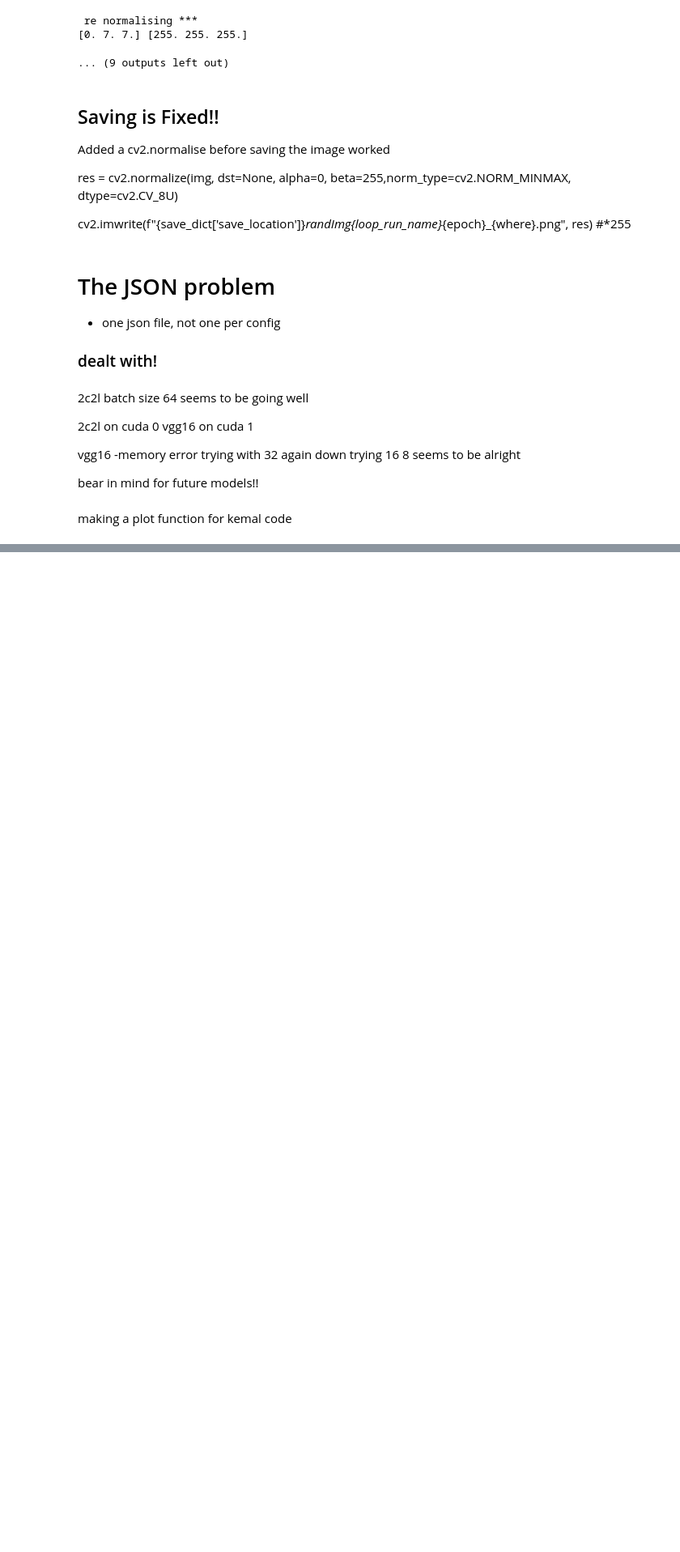
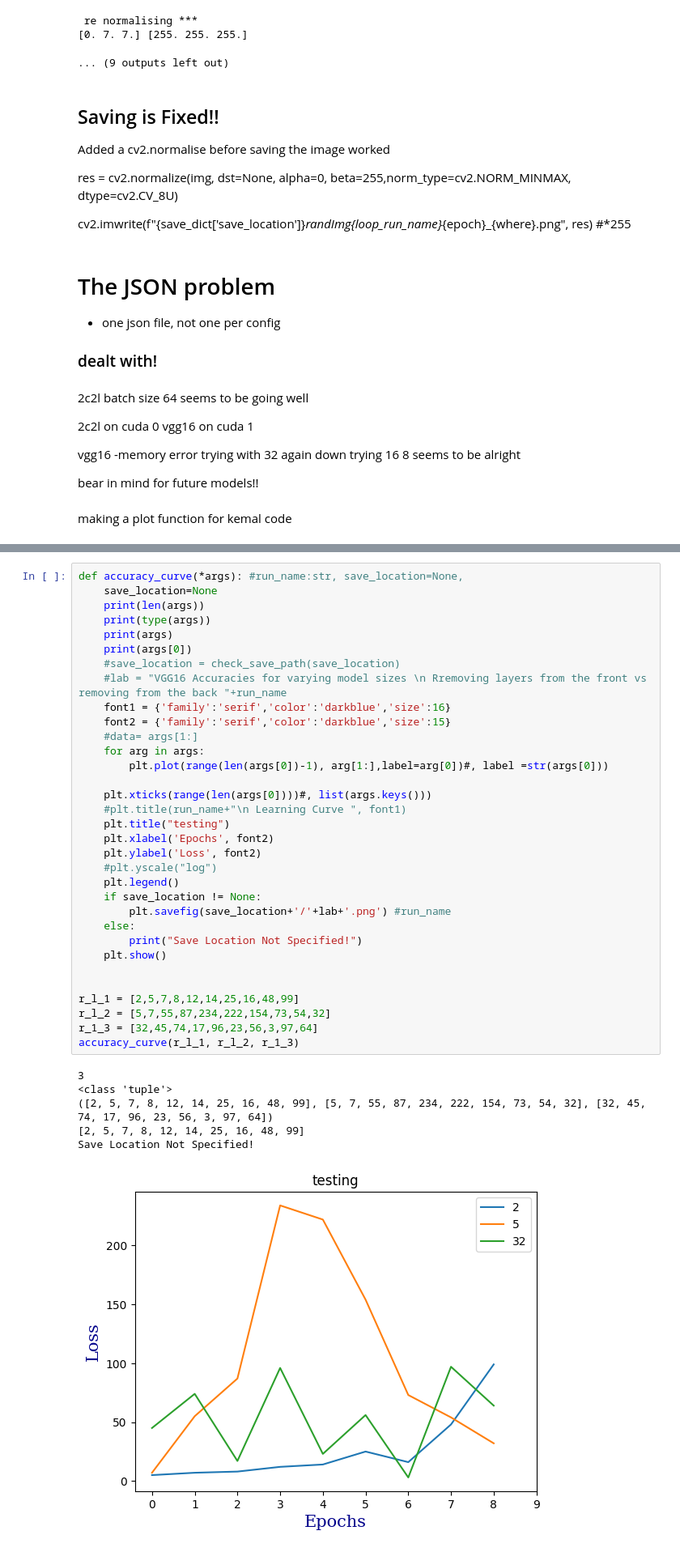
Before and after one commit to Naybellez/antvis, a Jupyter notebook: optics/Captains_Log/CaptainsLog_Stardate_160424.ipynb, the cells around one changed output, grey strips where cells are left out. Shown at 81% size. Drawn from its saved outputs; the diff is of its cells as text; blank space fills up the shorter version.

```diff
--- a/optics/Captains_Log/CaptainsLog_Stardate_160424.ipynb
+++ b/optics/Captains_Log/CaptainsLog_Stardate_160424.ipynb
@@ -280,0 +453,40 @@ learning_curve(dict1, dict2, save_loc, run_name= '')
+# %%
+def accuracy_curve(*args): #run_name:str, save_location=None,
+    save_location=None
+    print(len(args))
+    print(type(args))
+    print(args)
+    print(args[0])
+    #save_location = check_save_path(save_location)
+    #lab = "VGG16 Accuracies for varying model sizes \n Rremoving layers from the front vs removing from the back "+run_name
+    font1 = {'family':'serif','color':'darkblue','size':16}
+    font2 = {'family':'serif','color':'darkblue','size':15}
+    #data= args[1:]
+    for arg in args:
+        plt.plot(range(len(args[0])-1), arg[1:],label=arg[0])#, label =str(args[0]))
+
+    plt.xticks(range(len(args[0])))#, list(args.keys()))
+    #plt.title(run_name+"\n Learning Curve ", font1)
+    plt.title("testing")
+    plt.xlabel('Epochs', font2)
+    plt.ylabel('Loss', font2)
+    #plt.yscale("log")
+    plt.legend()
+    if save_location != None:
+        plt.savefig(save_location+'/'+lab+'.png') #run_name
+    else:
+        print("Save Location Not Specified!")
+    plt.show()
+
+
+r_l_1 = [2,5,7,8,12,14,25,16,48,99]
+r_l_2 = [5,7,55,87,234,222,154,73,54,32]
+r_1_3 = [32,45,74,17,96,23,56,3,97,64]
+accuracy_curve(r_l_1, r_l_2, r_1_3)
+# %% [output]
+3
+<class 'tuple'>
+([2, 5, 7, 8, 12, 14, 25, 16, 48, 99], [5, 7, 55, 87, 234, 222, 154, 73, 54, 32], [32, 45, 74, 17, 96, 23, 56, 3, 97, 64])
+[2, 5, 7, 8, 12, 14, 25, 16, 48, 99]
+Save Location Not Specified!
+[figure, added]
```
Also changed, not shown: parts of 10 cells of this notebook, 4 other files.
